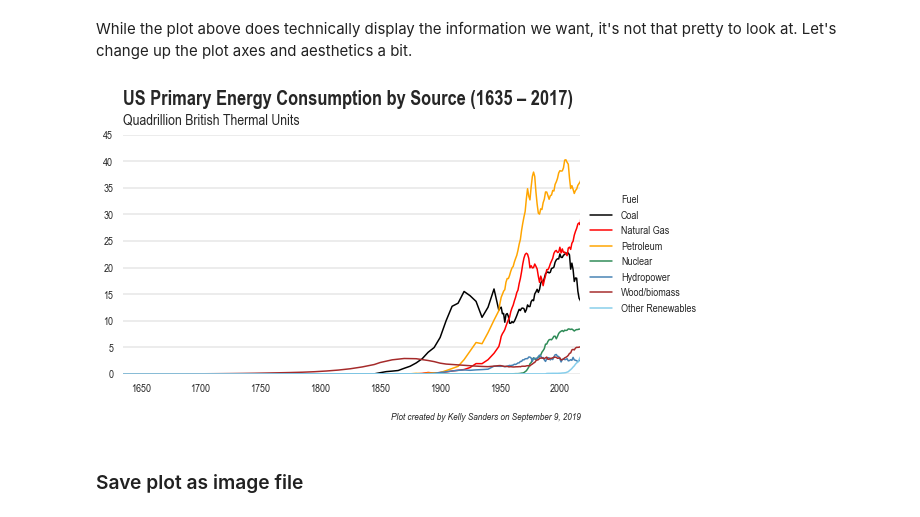
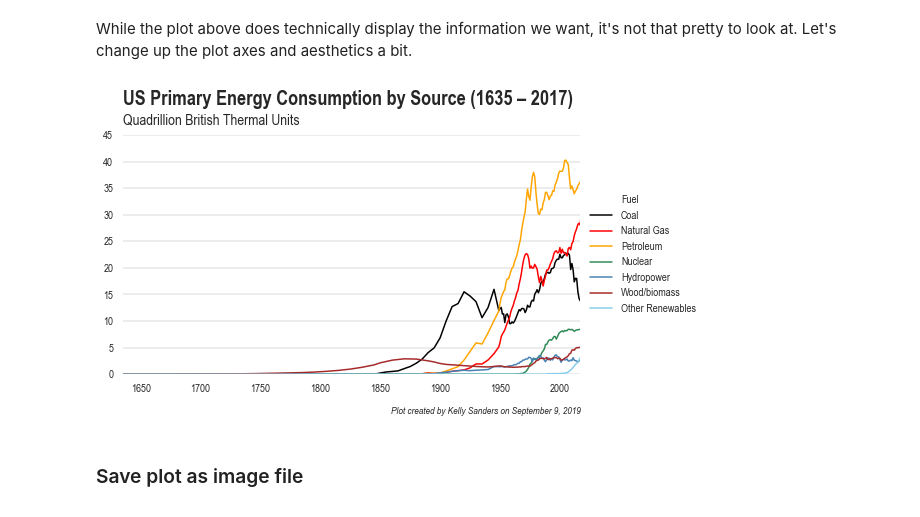
Before and after one commit to S3researchUSC/ene215-fall2019, a Jupyter notebook: 01/python/01_energy-transitions.ipynb, the cells around one changed output. Drawn from its saved outputs; the diff is of its cells as text; code cells hidden in the pictures.

Commit message:
change position of figtext

```diff
--- a/01/python/01_energy-transitions.ipynb
+++ b/01/python/01_energy-transitions.ipynb
@@ -226,36 +226,36 @@ ax.set_ylim([0,45]);
 ax.set_title('US Primary Energy Consumption by Source (1635 – 2017)', y = 1.1, fontsize = 20, fontweight='bold', loc='left');
 
 # make the x-axis and y-axis labels blank
 ax.set_xlabel('');
 ax.set_ylabel('');
 
 # manually add a subtitle below the title
 # the location of the text is coordinate based, so it will correspond with a data point
 # place the text at Year = 1635 and Value = 47
 ax.text(1635, 47, 'Quadrillion British Thermal Units', horizontalalignment='left', fontsize = 15);
 # remove vertical (x-axis) grid lines
 ax.xaxis.grid(which="major", color='r', linestyle='-', linewidth=0);
 
 # keep horizontal (y-axis) grid lines, but make the color grey and width 0.3
 ax.yaxis.grid(which="major", color='grey', linestyle='-', linewidth=0.3);
 
 # remove the borders of the plot
 ax.spines['right'].set_visible(False)
 ax.spines['top'].set_visible(False)
 ax.spines['bottom'].set_visible(False)
 ax.spines['left'].set_visible(False)
 
 # move the legend to the outside of the plot (right) and remove the background color of the legend
 ax.legend(loc='center left', bbox_to_anchor=(1, 0.5), frameon=False);
 
 # add footnote on the bottom right of the plot
 # the position of a figtext is a float value (instead of data coordinates like a regular text above)
 # thus, the values are all relative to the plot size. you can play around with the placements, but the selection below works as such:
 # the x = 0.9 and horizontalalignment = 'right' places the right end of the figtext at where the x axis ends
-# the y = -0.02 places the figtext 0.02 units below the bottom of the a-xis (if y = 0, the figtext is a little close to the axis text)
-plt.figtext(0.9, -0.02, 'Plot created by Kelly Sanders on September 9, 2019', horizontalalignment='right', fontstyle='italic');
+# the y = 0 places the figtext directly below the bottom of the a-xis
+plt.figtext(0.9, 0, 'Plot created by Kelly Sanders on September 9, 2019', horizontalalignment='right', fontstyle='italic');
 # %% [output]
-[figure, old version]
+[figure, new version]
 # %% [markdown]
 ### Save plot as image file
 # %%
```
Also changed, not shown: 1 other file.
